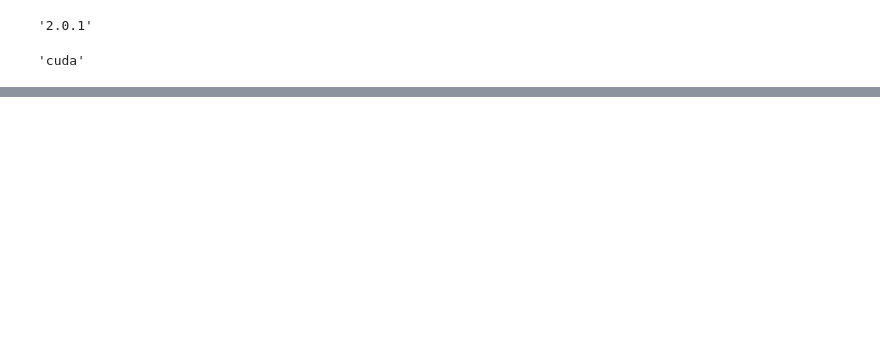
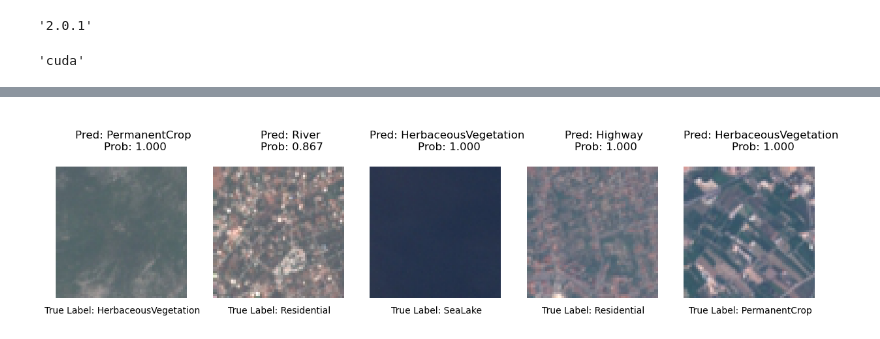
Before and after one commit to amrirasyidi/ztm_pytorch_exercise, a Jupyter notebook: 04_pytorch_custom_dataset_excercise.ipynb, the cells around one changed output, grey strips where cells are left out. Cells and saved outputs as stored; diff of their text form; code cells hidden in the pictures; blank space fills up the shorter version.

```diff
--- a/04_pytorch_custom_dataset_excercise.ipynb
+++ b/04_pytorch_custom_dataset_excercise.ipynb
@@ -156,0 +213,3 @@ Image.open(source)
+# %%
+IMG_CHANNEL, IMG_WIDTH, IMG_HEIGHT = train_dataset[0][0].shape[0], train_dataset[0][0].shape[1], train_dataset[0][0].shape[2]
+print(IMG_CHANNEL, IMG_WIDTH, IMG_HEIGHT)
@@ -156,0 +241,4 @@ Image.open(source)
+# %%
+# NEW: Setup the model with pretrained weights and send it to the target device (torchvision v0.13+)
+weights_enb0 = torchvision.models.EfficientNet_B0_Weights.DEFAULT # .DEFAULT = best available weights
+model_enb0 = torchvision.models.efficientnet_b0(weights=weights_enb0).to(device)
@@ -156,0 +276,14 @@ Image.open(source)
+# %%
+# Set the manual seeds
+torch.manual_seed(RANDOM_SEED)
+torch.cuda.manual_seed(RANDOM_SEED)
+
+# Get the length of class_names (one output unit for each class)
+output_shape = len(class_name)
+
+# Recreate the classifier layer and seed it to the target device
+model_enb0.classifier = torch.nn.Sequential(
+    torch.nn.Dropout(p=0.2, inplace=True),
+    torch.nn.Linear(in_features=1280,
+                    out_features=output_shape, # same number of output units as our number of classes
+                    bias=True)).to(device)
@@ -156,0 +647,19 @@ Image.open(source)
+# %%
+num_images_to_plot = 5
+test_image_path_list = list(pathlib.Path(test_path).glob("*/*.jpg")) # get list all image paths from test data
+test_image_path_sample = random.sample(population=test_image_path_list, # go through all of the test image paths
+                                       k=num_images_to_plot) # randomly select 'k' image paths to pred and plot
+
+# Make predictions on and plot the images
+fig = plt.figure(figsize=(15,5))
+for position, image_path in enumerate(test_image_path_sample):
+    ax = fig.add_subplot(1, num_images_to_plot, position+1)
+    pred_and_plot_image(model=model_enb0,
+                        image_path=image_path,
+                        class_names=class_name,
+                        transform=weights_enb0.transforms(), # optionally pass in a specified transform from our pretrained model weights
+                        image_size=(IMG_WIDTH, IMG_HEIGHT)
+                        )
+    ax.text(32,70, f"True Label: {image_path.parent.name}", ha='center', va='center')
+# %% [output]
+[figure, added]
```
Also changed, not shown: parts of 48 cells of this notebook.
